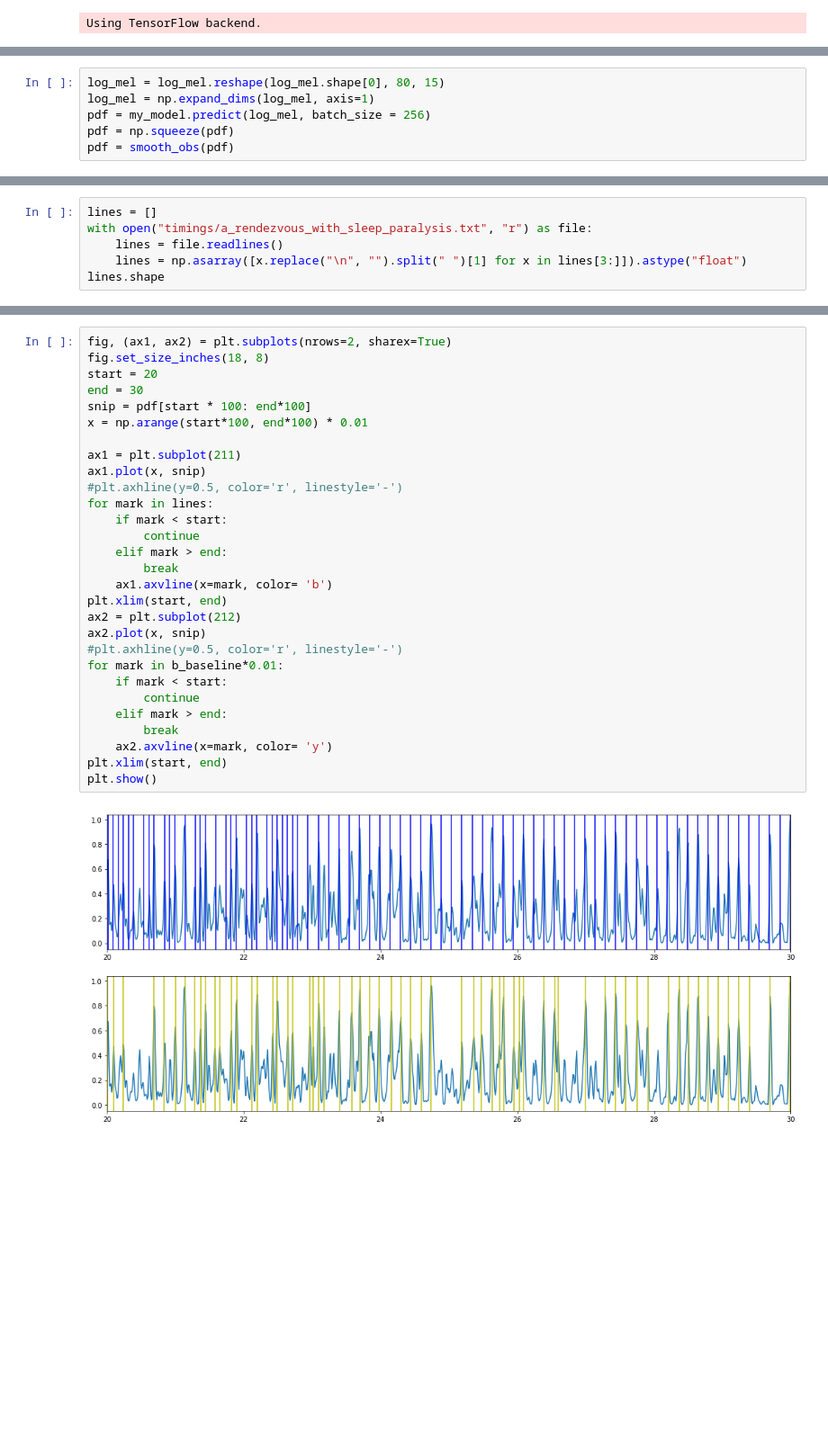
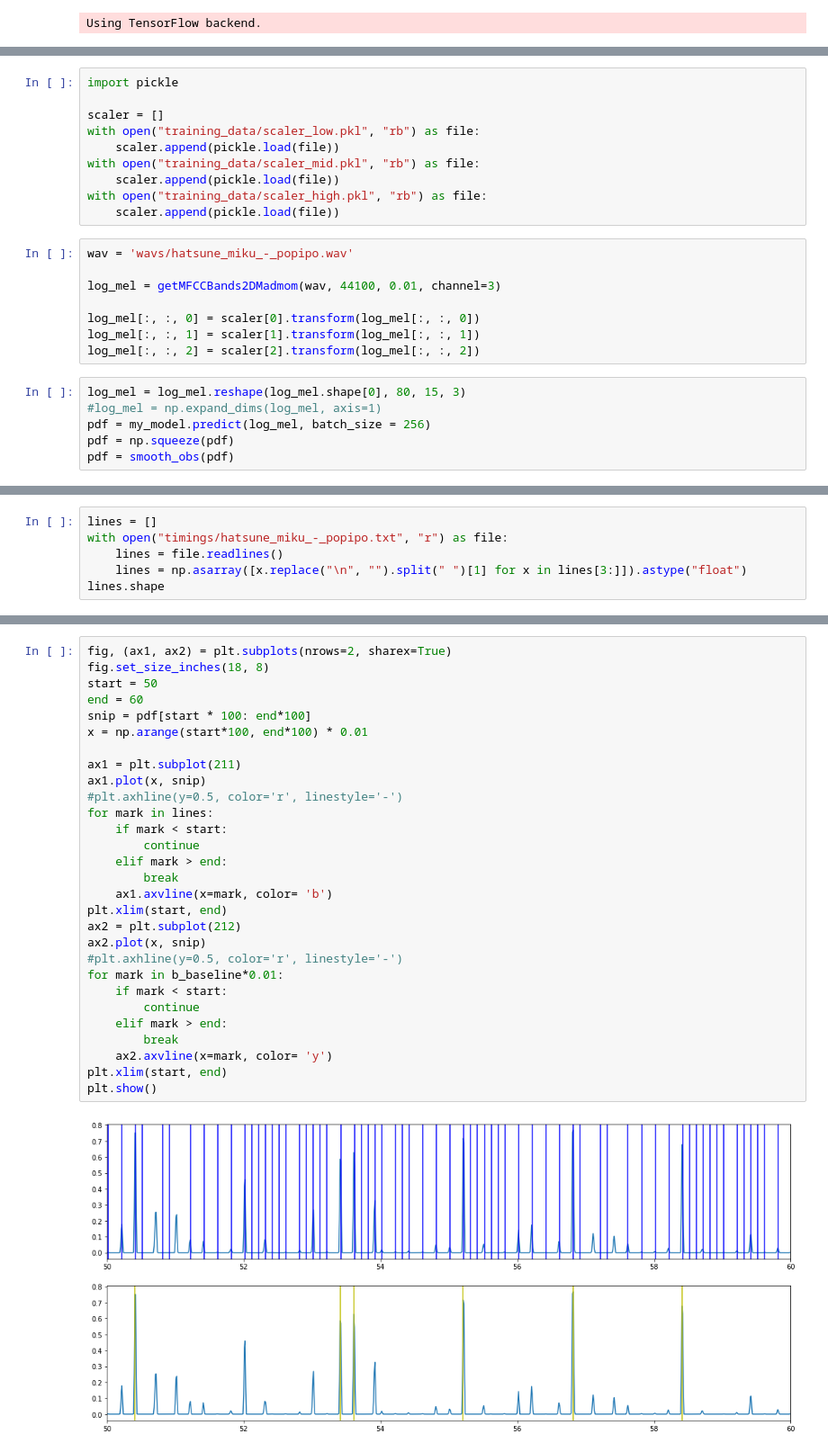
Before and after one commit to cpuguy96/StepCOVNet, a Jupyter notebook: timings_checker.ipynb, the cells around one changed output, grey strips where cells are left out. Shown at 90% size. Drawn from its saved outputs; the diff is of its cells as text; blank space fills up the shorter version.

```diff
--- a/timings_checker.ipynb
+++ b/timings_checker.ipynb
@@ -69,6 +61,24 @@ log_mel = scaler.transform(getMFCCBands2DMadmom(wav_jingju, 44100, 0.01, channel
+# %%
+import pickle
+
+scaler = []
+with open("training_data/scaler_low.pkl", "rb") as file:
+    scaler.append(pickle.load(file))
+with open("training_data/scaler_mid.pkl", "rb") as file:
+    scaler.append(pickle.load(file))
+with open("training_data/scaler_high.pkl", "rb") as file:
+    scaler.append(pickle.load(file))
+# %%
+wav = 'wavs/hatsune_miku_-_popipo.wav'
+
+log_mel = getMFCCBands2DMadmom(wav, 44100, 0.01, channel=3)
+
+log_mel[:, :, 0] = scaler[0].transform(log_mel[:, :, 0])
+log_mel[:, :, 1] = scaler[1].transform(log_mel[:, :, 1])
+log_mel[:, :, 2] = scaler[2].transform(log_mel[:, :, 2])
 # %%
-log_mel = log_mel.reshape(log_mel.shape[0], 80, 15)
-log_mel = np.expand_dims(log_mel, axis=1)
+log_mel = log_mel.reshape(log_mel.shape[0], 80, 15, 3)
+#log_mel = np.expand_dims(log_mel, axis=1)
 pdf = my_model.predict(log_mel, batch_size = 256)
 pdf = np.squeeze(pdf)
 pdf = smooth_obs(pdf)
@@ -91,6 +105,6 @@ b_baseline.shape
 # %%
 lines = []
-with open("timings/a_rendezvous_with_sleep_paralysis.txt", "r") as file:
+with open("timings/hatsune_miku_-_popipo.txt", "r") as file:
     lines = file.readlines()
     lines = np.asarray([x.replace("\n", "").split(" ")[1] for x in lines[3:]]).astype("float")
 lines.shape
@@ -99,31 +113,31 @@ lines.shape
 # %%
 fig, (ax1, ax2) = plt.subplots(nrows=2, sharex=True)
 fig.set_size_inches(18, 8)
-start = 20
-end = 30
+start = 50
+end = 60
 snip = pdf[start * 100: end*100]
 x = np.arange(start*100, end*100) * 0.01
 
 ax1 = plt.subplot(211)
 ax1.plot(x, snip)
 #plt.axhline(y=0.5, color='r', linestyle='-')
 for mark in lines:
     if mark < start:
         continue
     elif mark > end:
         break
     ax1.axvline(x=mark, color= 'b')
 plt.xlim(start, end)
 ax2 = plt.subplot(212)
 ax2.plot(x, snip)
 #plt.axhline(y=0.5, color='r', linestyle='-')
 for mark in b_baseline*0.01:
     if mark < start:
         continue
     elif mark > end:
         break
     ax2.axvline(x=mark, color= 'y')
 plt.xlim(start, end)
 plt.show()
 # %% [output]
-[figure, old version]
+[figure, new version]
```
Also changed, not shown: parts of 8 cells of this notebook, 8 other files.
